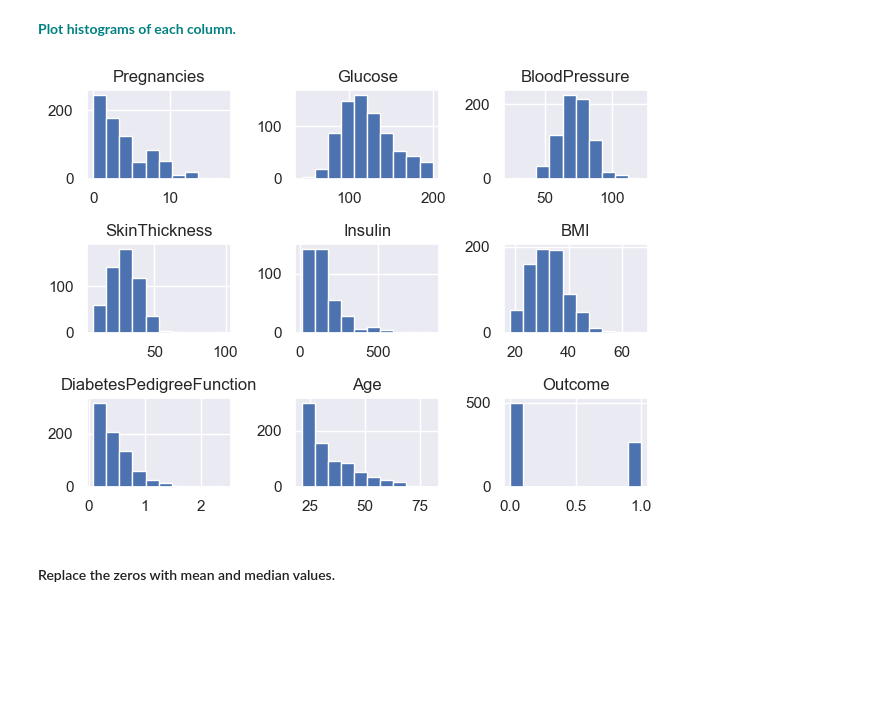
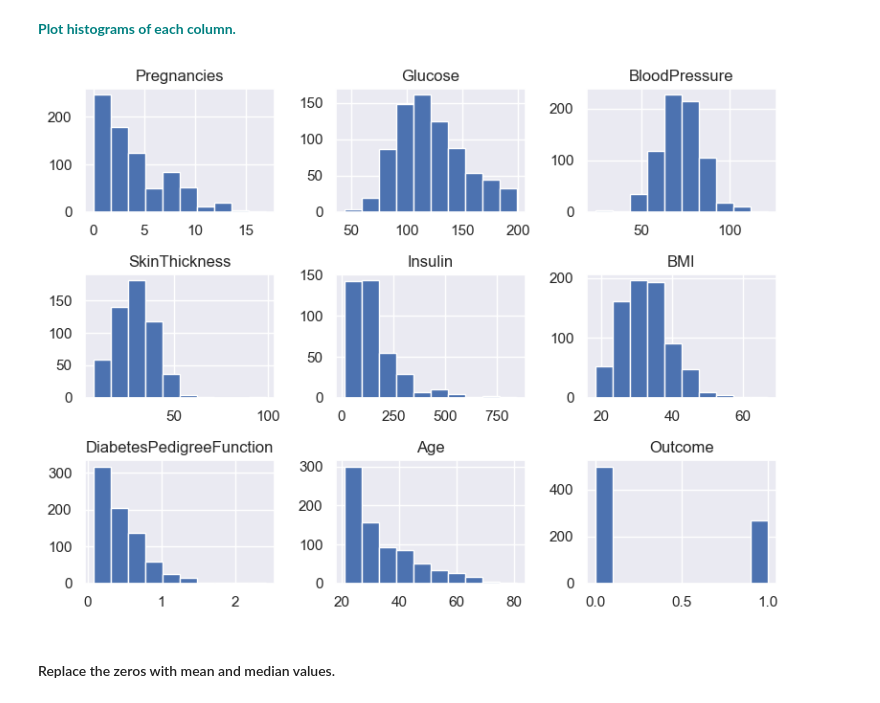
Before and after one commit to lila-b/springboard, a Jupyter notebook: GridSearchKNN_Case_Study/GridSearchKNN_Case_Study.ipynb, the cells around one changed output. Saved outputs shown, nothing was run; the diff lists cells and outputs as text; code cells hidden in the pictures; blank space fills up the shorter version.

```diff
--- a/GridSearchKNN_Case_Study/GridSearchKNN_Case_Study.ipynb
+++ b/GridSearchKNN_Case_Study/GridSearchKNN_Case_Study.ipynb
@@ -86,12 +89,11 @@ diabetes_data.describe()
 | max | 17.000000 | 199.000000 | 122.000000 | 99.000000 | 846.000000 | 67.100000 | 2.420000 | 81.000000 | ... |
 # %% [markdown]
 **<font color='teal'> Plot histograms of each column. </font>**
-# %%
-# clean up and add lables
-diabetes_data.hist()
-plt.tight_layout()
-# %% [output]
-[figure, removed]
+# %%
+diabetes_data.hist(figsize=(8,6))
+plt.tight_layout()
+# %% [output]
+[figure, added]
 # %% [markdown]
 #### Replace the zeros with mean and median values.
 # %%
```
Also changed, not shown: parts of 14 cells of this notebook.
